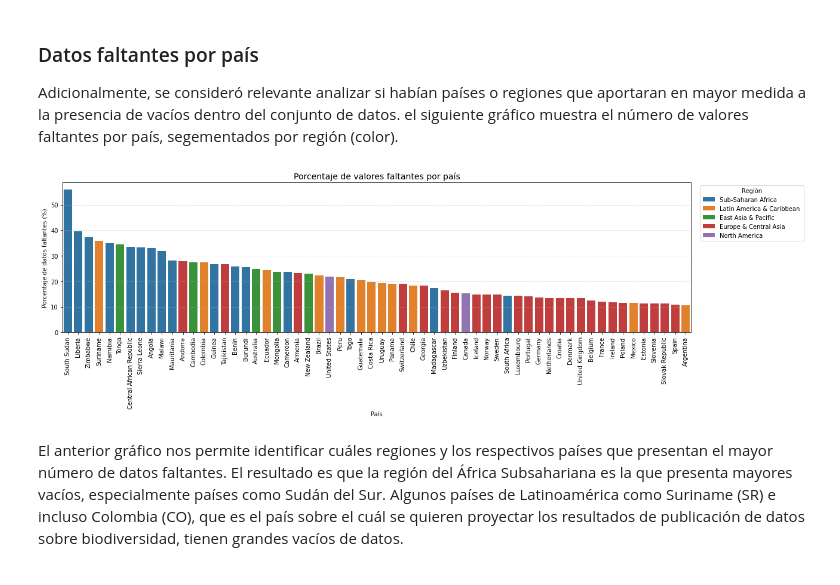
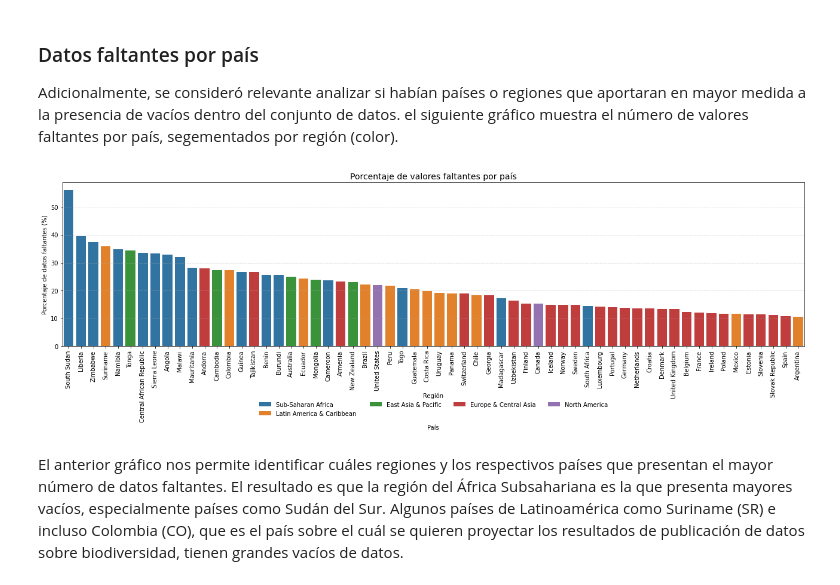
Before and after one commit to rortizgeo/Maestria_CD_Proyecto-Aplicado, a Jupyter notebook: PA_dataAnalysis.ipynb, the cells around one changed output. Drawn from its saved outputs; the diff is of its cells as text; code cells hidden in the pictures.

```diff
--- a/PA_dataAnalysis.ipynb
+++ b/PA_dataAnalysis.ipynb
@@ -656,36 +692,43 @@ Adicionalmente, se consideró relevante analizar si habían países o regiones q
 # %%
 
 
 # Calcular número de columnas de datos (excluyendo identificadores)
 n_columnas = Data.shape[1] - 3  # Excluye: 'country', 'region', 'countryCode'
 
 # Calcular porcentaje de valores faltantes por país
 missing_percent = (
     Data.groupby("country")
     .apply(lambda x: x.isna().sum().sum() / (x.shape[0] * n_columnas) * 100)
     .reset_index(name="missing_percent")
 )
 
 # Añadir región correspondiente a cada país
 missing_percent = Data[['country', 'region']].drop_duplicates().merge(missing_percent, on='country')
 
 # Ordenar por porcentaje de faltantes
 missing_percent = missing_percent.sort_values('missing_percent', ascending=False)
 
 # Graficar
 plt.figure(figsize=(18, 6))
-sns.barplot(data=missing_percent, x='country', y='missing_percent', hue='region', dodge=False)
+ax = sns.barplot(data=missing_percent, x='country', y='missing_percent', hue='region', dodge=False)
 
 plt.title("Porcentaje de valores faltantes por país", fontsize=14)
 plt.xlabel("País")
 plt.ylabel("Porcentaje de datos faltantes (%)")
 plt.xticks(rotation=90)
-plt.legend(title='Región', bbox_to_anchor=(1.01, 1), loc='upper left')
 plt.grid(axis='y', linestyle='--', alpha=0.5)
+
+# Mover la leyenda al centro abajo
+handles, labels = ax.get_legend_handles_labels()
+plt.legend(handles=handles, labels=labels, title='Región',
+           loc='upper center', bbox_to_anchor=(0.5, -0.25),
+           ncol=4, frameon=False)
+
 plt.tight_layout()
+plt.subplots_adjust(bottom=0.3)  # Asegura espacio para la leyenda
 plt.show()
 # %% [output]
-[figure, old version]
+[figure, new version]
 # %% [markdown]
 El anterior gráfico nos permite identificar cuáles regiones y los respectivos países que presentan el mayor número de datos faltantes. El resultado es que la región del África Subsahariana es la que presenta mayores vacíos, especialmente países como Sudán del Sur. Algunos países de Latinoamérica como Suriname (SR) e incluso Colombia (CO), que es el país sobre el cuál se quieren proyectar los resultados de publicación de datos sobre biodiversidad, tienen grandes vacíos de datos.
 # %%
```
Also changed, not shown: parts of 13 cells of this notebook, 2 other files.
